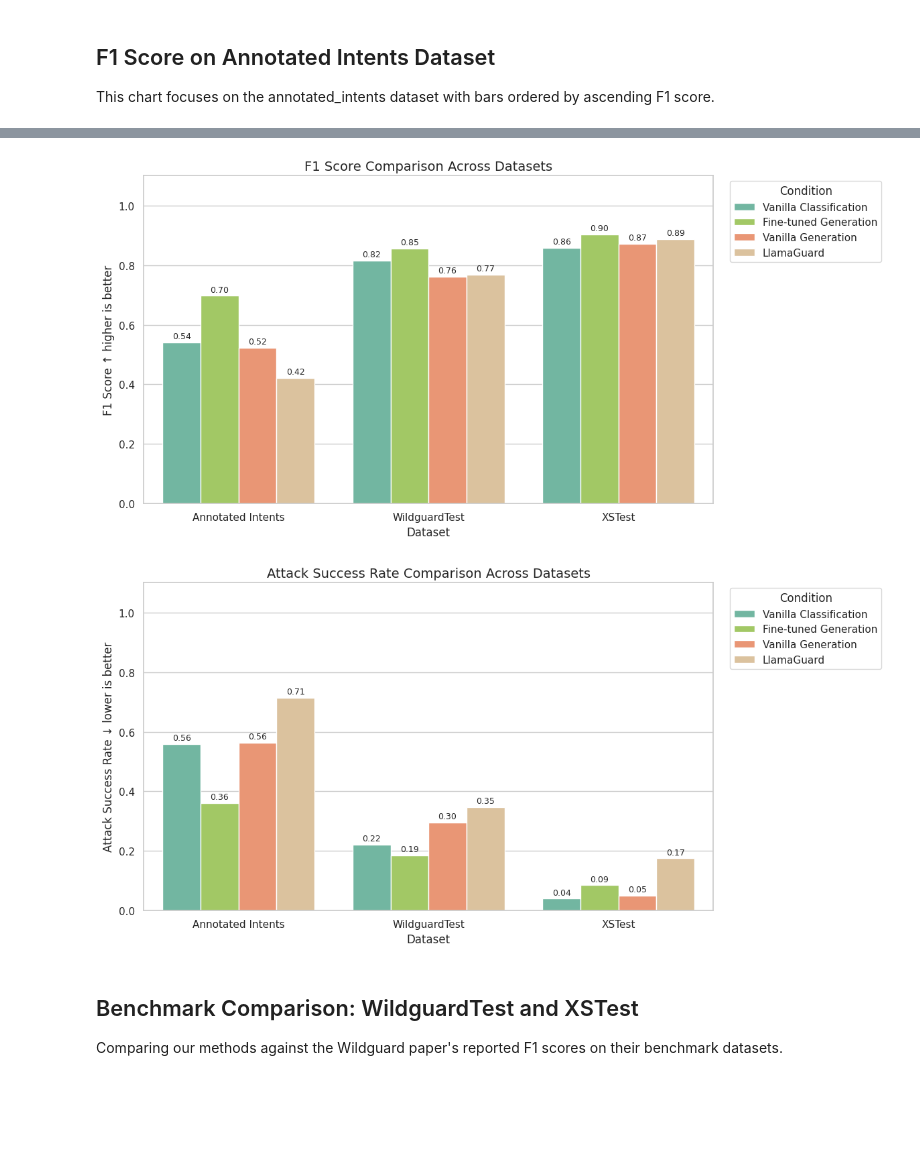
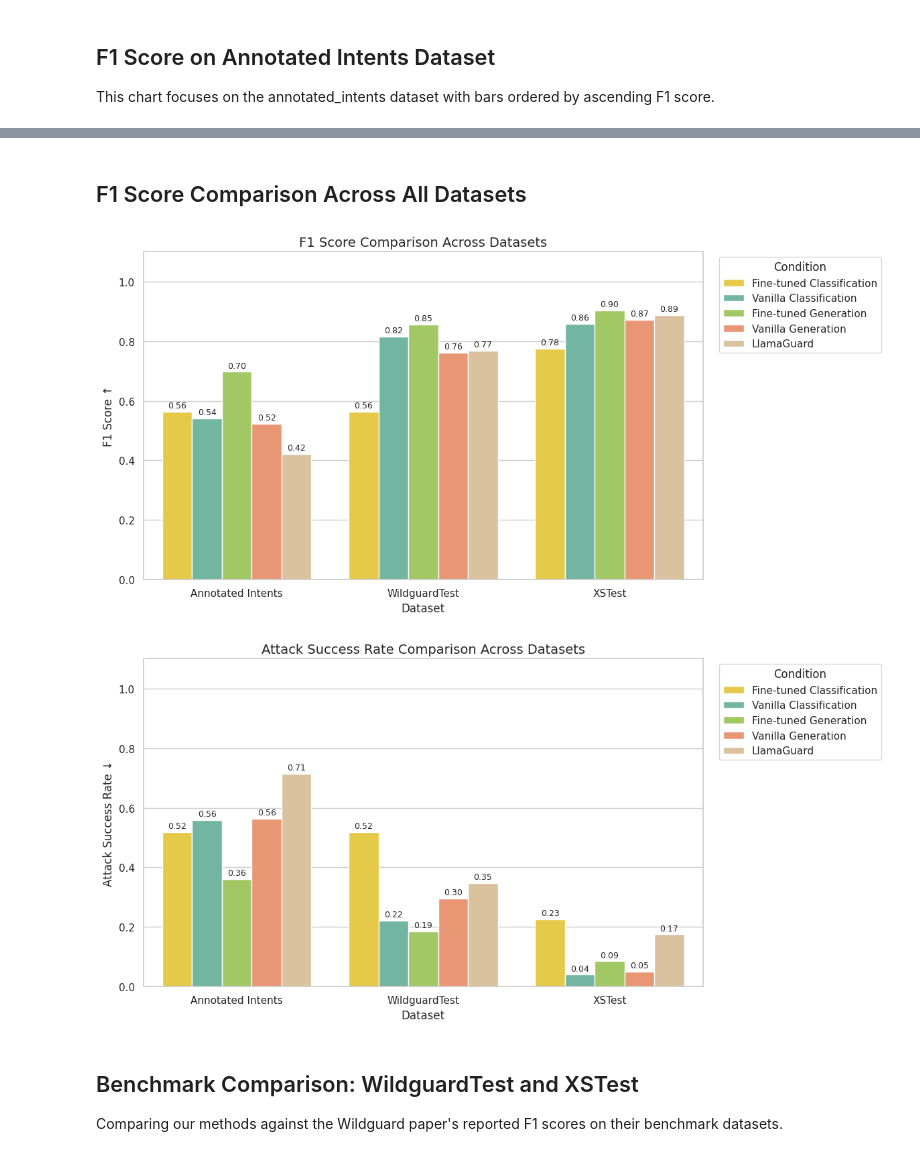
Before and after one commit to Jazhyc/aims-safety-classification, a Jupyter notebook: notebooks/safety_experiment_results.ipynb, the cells around one changed output, grey strips where cells are left out. Drawn from its saved outputs; the diff is of its cells as text; code cells hidden in the pictures; blank space fills up the shorter version.

Commit message:
Added results

```diff
--- a/notebooks/safety_experiment_results.ipynb
+++ b/notebooks/safety_experiment_results.ipynb
@@ -38,6 +38,7 @@ CONDITIONS = [
     "vanilla_generation",
     "vanilla_with_human_intent",
     "finetuned_generation",
+    "finetuned_classification",
     "llamaguard_classification",
 ]
 
@@ -192,5 +193,10 @@ def load_results(results_dir: Path, datasets=None, models=None, conditions=None)
 # Load results
 df = load_results(RESULTS_DIR, datasets=DATASETS, models=MODELS, conditions=CONDITIONS)
 print(f"Loaded {len(df)} result sets")
+
+# Create filtered dataframe for main plots (Llama 3.1 8B + LlamaGuard only)
+df_main = df[df["model"].str.contains("Llama", na=False)].copy()
+print(f"Main plots will use {len(df_main)} result sets (Llama models only)")
+
 df
 # %% [output]
@@ -272,3 +348,5 @@ No data for dataset: annotated_intents
+# %% [markdown]
+## F1 Score Comparison Across All Datasets
 # %%
 def plot_metric_by_dataset(df: pd.DataFrame, metric: str = "f1", exclude_conditions: list = None, title: str = None):
     """Plot a metric grouped by dataset with consistent colors."""
@@ -296,38 +374,38 @@ def plot_metric_by_dataset(df: pd.DataFrame, metric: str = "f1", exclude_conditi
         hue="condition",
         ax=ax,
         palette=palette
     )
 
     # Add value labels on top of each bar
     for container in ax.containers:
         ax.bar_label(container, fmt="%.2f", fontsize=9, padding=2)
 
     # Direction indicators: F1 higher is better (↑), ASR lower is better (↓)
     direction = "↓" if metric == "asr" else "↑"
-    ylabel = f"{metric_labels.get(metric, metric)} {direction} {'lower' if metric == 'asr' else 'higher'} is better"
+    ylabel = f"{metric_labels.get(metric, metric)} {direction}"
 
     plot_title = title or f"{metric_labels.get(metric, metric)} by Dataset"
     ax.set_title(plot_title, fontsize=14)
     ax.set_xlabel("Dataset", fontsize=12)
     ax.set_ylabel(ylabel, fontsize=12)
     ax.set_ylim(0, 1.1)
     ax.legend(title="Condition", bbox_to_anchor=(1.02, 1), loc="upper left")
 
     plt.tight_layout()
     plt.show()
 
 
 # Exclude intent-based conditions for cross-dataset comparison
 exclude = ["Vanilla + Human Intent", "Vanilla + Model Intent"]
 
 # F1 Score comparison
-plot_metric_by_dataset(df, metric="f1", exclude_conditions=exclude, title="F1 Score Comparison Across Datasets")
+plot_metric_by_dataset(df_main, metric="f1", exclude_conditions=exclude, title="F1 Score Comparison Across Datasets")
 
 # Attack Success Rate comparison
-plot_metric_by_dataset(df, metric="asr", exclude_conditions=exclude, title="Attack Success Rate Comparison Across Datasets")
+plot_metric_by_dataset(df_main, metric="asr", exclude_conditions=exclude, title="Attack Success Rate Comparison Across Datasets")
 # %% [output]
-[figure, old version]
+[figure, new version]
-[figure, old version]
+[figure, new version]
 # %% [markdown]
 ## Benchmark Comparison: WildguardTest and XSTest
 
```
Also changed, not shown: parts of 7 cells of this notebook, 5 other files.
